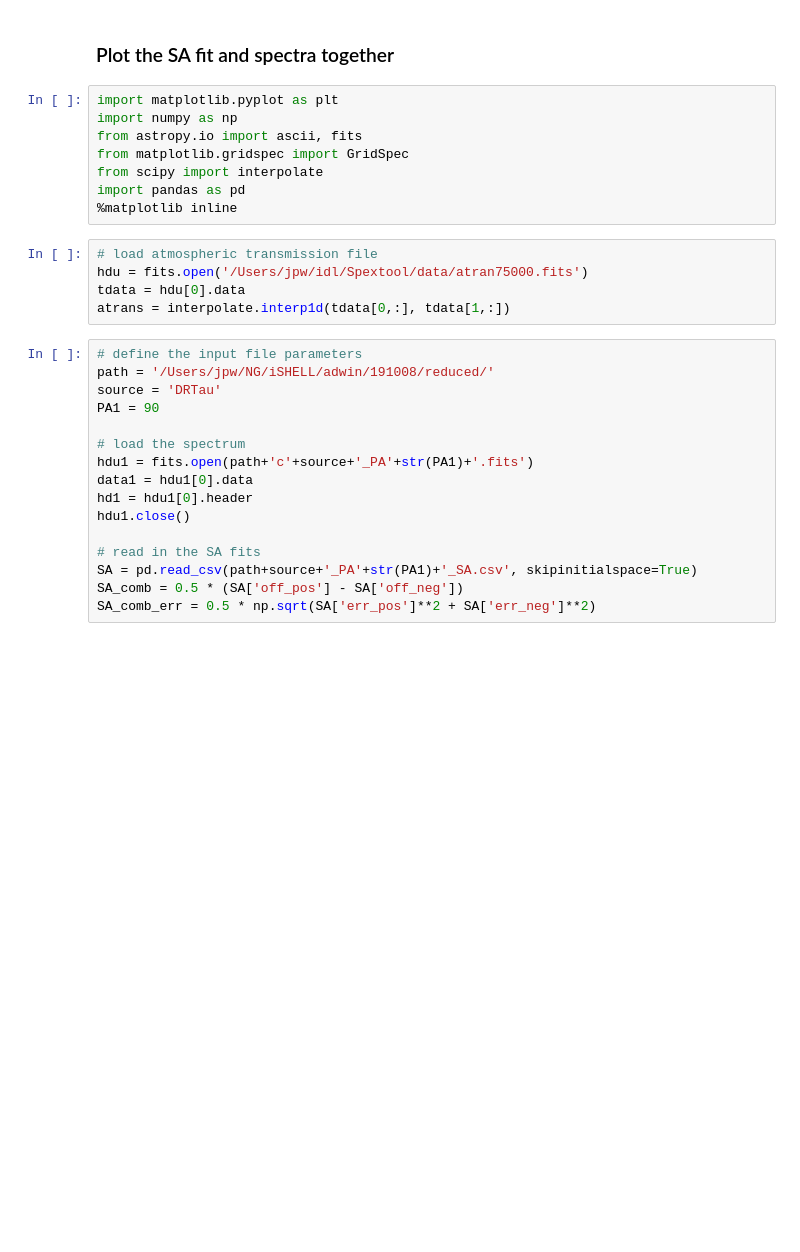
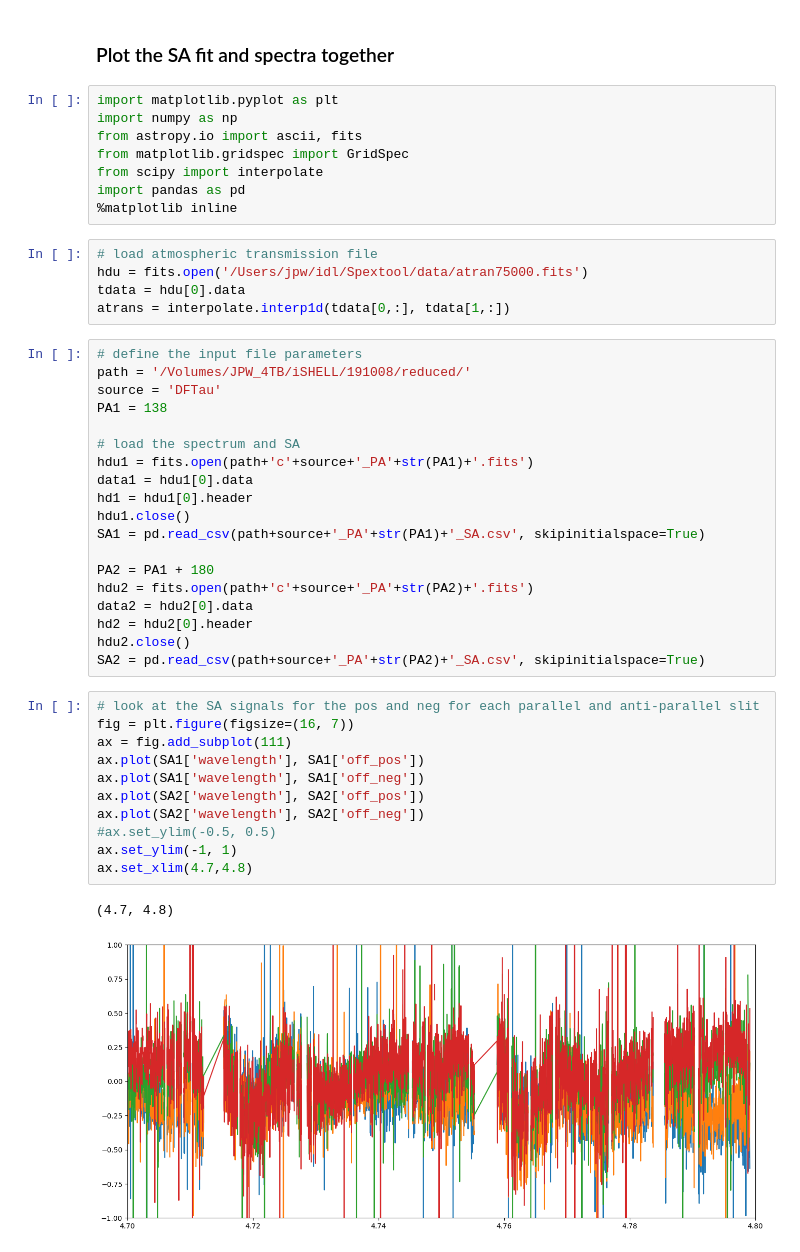
Before and after one commit to interstellarmedium/spectroastrometry, a Jupyter notebook: plot_SA.ipynb, the cells around one changed output. Cells and saved outputs as stored; diff of their text form; blank space fills up the shorter version.

```diff
--- a/plot_SA.ipynb
+++ b/plot_SA.ipynb
@@ -15,17 +15,34 @@ tdata = hdu[0].data
 atrans = interpolate.interp1d(tdata[0,:], tdata[1,:])
 # %%
 # define the input file parameters
-path = '/Users/jpw/NG/iSHELL/adwin/191008/reduced/'
-source = 'DRTau'
-PA1 = 90
+path = '/Volumes/JPW_4TB/iSHELL/191008/reduced/'
+source = 'DFTau'
+PA1 = 138
 
-# load the spectrum
+# load the spectrum and SA
 hdu1 = fits.open(path+'c'+source+'_PA'+str(PA1)+'.fits')
 data1 = hdu1[0].data
 hd1 = hdu1[0].header
 hdu1.close()
+SA1 = pd.read_csv(path+source+'_PA'+str(PA1)+'_SA.csv', skipinitialspace=True)
 
-# read in the SA fits
-SA = pd.read_csv(path+source+'_PA'+str(PA1)+'_SA.csv', skipinitialspace=True)
-SA_comb = 0.5 * (SA['off_pos'] - SA['off_neg'])
-SA_comb_err = 0.5 * np.sqrt(SA['err_pos']**2 + SA['err_neg']**2)
+PA2 = PA1 + 180
+hdu2 = fits.open(path+'c'+source+'_PA'+str(PA2)+'.fits')
+data2 = hdu2[0].data
+hd2 = hdu2[0].header
+hdu2.close()
+SA2 = pd.read_csv(path+source+'_PA'+str(PA2)+'_SA.csv', skipinitialspace=True)
+# %%
+# look at the SA signals for the pos and neg for each parallel and anti-parallel slit
+fig = plt.figure(figsize=(16, 7))
+ax = fig.add_subplot(111)
+ax.plot(SA1['wavelength'], SA1['off_pos'])
+ax.plot(SA1['wavelength'], SA1['off_neg'])
+ax.plot(SA2['wavelength'], SA2['off_pos'])
+ax.plot(SA2['wavelength'], SA2['off_neg'])
+#ax.set_ylim(-0.5, 0.5)
+ax.set_ylim(-1, 1)
+ax.set_xlim(4.7,4.8)
+# %% [output]
+(4.7, 4.8)
+[figure, added]
```
Also changed, not shown: parts of 3 cells of this notebook, 1 other file.
